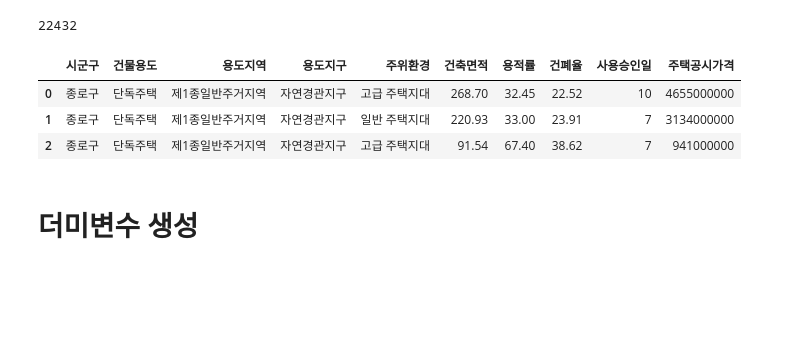
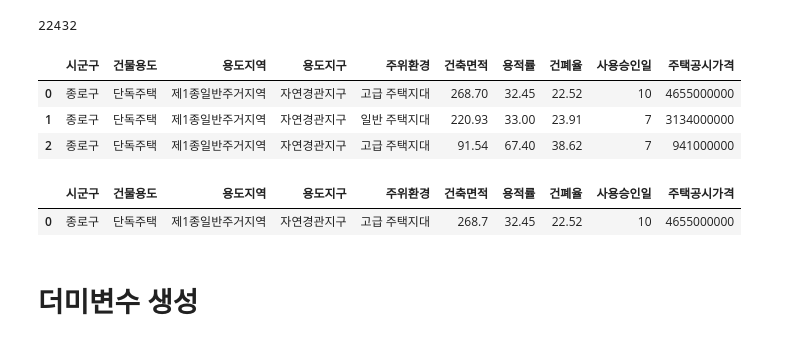
Before and after one commit to HayeonKimm/project, a Jupyter notebook: Project/Machine-Learning/toy_machine_pjt/서울_주택가격_예측해보기(토이).ipynb, the cells around one changed output. Saved outputs shown, nothing was run; the diff lists cells and outputs as text; code cells hidden in the pictures; blank space fills up the shorter version.

```diff
--- a/Project/Machine-Learning/toy_machine_pjt/서울_주택가격_예측해보기(토이).ipynb
+++ b/Project/Machine-Learning/toy_machine_pjt/서울_주택가격_예측해보기(토이).ipynb
@@ -365,3 +365,8 @@ df['건폐율'] = np.where(df.사용승인일<1900,'0',
 # # import seaborn as sns
 
 # sns.pairplot(df[[ '건축면적', '용적률', '건폐율', '사용승인일','주택공시가격']])
+# %%
+df.head(1)
+# %% [output]
+|  | 시군구 | 건물용도 | 용도지역 | 용도지구 | 주위환경 | 건축면적 | 용적률 | 건폐율 | 사용승인일 | 주택공시가격 |
+| 0 | 종로구 | 단독주택 | 제1종일반주거지역 | 자연경관지구 | 고급 주택지대 | 268.7 | 32.45 | 22.52 | 10 | 4655000000 |
```
Also changed, not shown: parts of 15 cells of this notebook.
